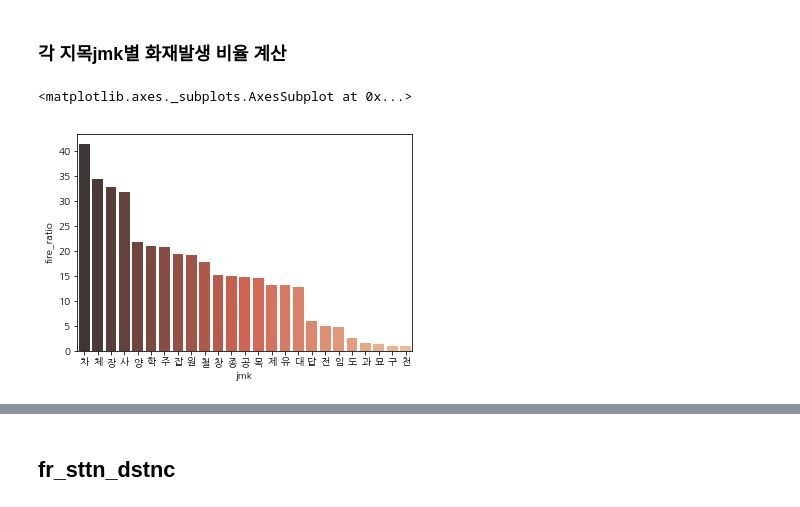
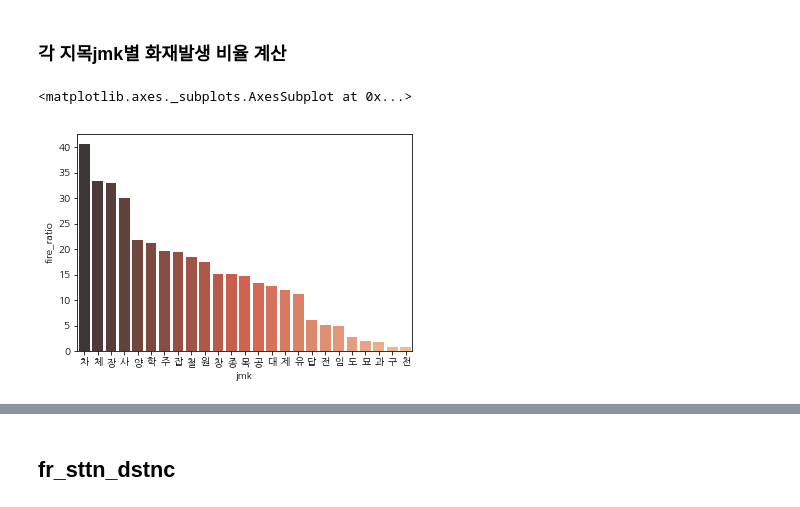
Before and after one commit to hanseul-wang/fire-prediction-model-Kimhae, a Jupyter notebook: Fire/Data_analysis/fire_eda-minju-2019-10-29.ipynb, the cells around one changed output, grey strips where cells are left out. Cells and saved outputs as stored; diff of their text form; code cells hidden in the pictures.

```diff
--- a/Fire/Data_analysis/fire_eda-minju-2019-10-29.ipynb
+++ b/Fire/Data_analysis/fire_eda-minju-2019-10-29.ipynb
@@ -468,16 +470,16 @@ sns.barplot(x='jmk', y='fire_yes(log)', order=columns, data=fire_jmk, palette='O
 # %% [markdown]
 ### 각 지목jmk별 화재발생 비율 계산
 # %%
-data_True = pd.DataFrame(train[train['fire_yes'] == True].groupby(['jmk', 'fire_yes'])['id'].sum()).reset_index()
-data_False = pd.DataFrame(train[train['fire_yes'] == False].groupby(['jmk', 'fire_yes'])['id'].sum()).reset_index()
+data_True = pd.DataFrame(train[train['fire_yes'] == True].groupby(['jmk', 'fire_yes'])['id'].size()).reset_index()
+data_False = pd.DataFrame(train[train['fire_yes'] == False].groupby(['jmk', 'fire_yes'])['id'].size()).reset_index()
 
 data = data_True.merge(data_False, how='left', on='jmk')
 data['fire_ratio'] = data['id_x'].apply(lambda x: int(x)) * 100 / (data['id_x'].apply(lambda x: int(x)) + data['id_y'].apply(lambda x: int(x)))
 
 data = data.sort_values('fire_ratio', ascending=False)
 data[['jmk', 'fire_ratio']]
 
 sns.barplot(x='jmk', y='fire_ratio', data=data, palette='OrRd_d')
 # %% [output]
 <matplotlib.axes._subplots.AxesSubplot at 0x...>
-[figure, old version]
+[figure, new version]
```
Also changed, not shown: parts of 8 cells of this notebook, 1 other file.
